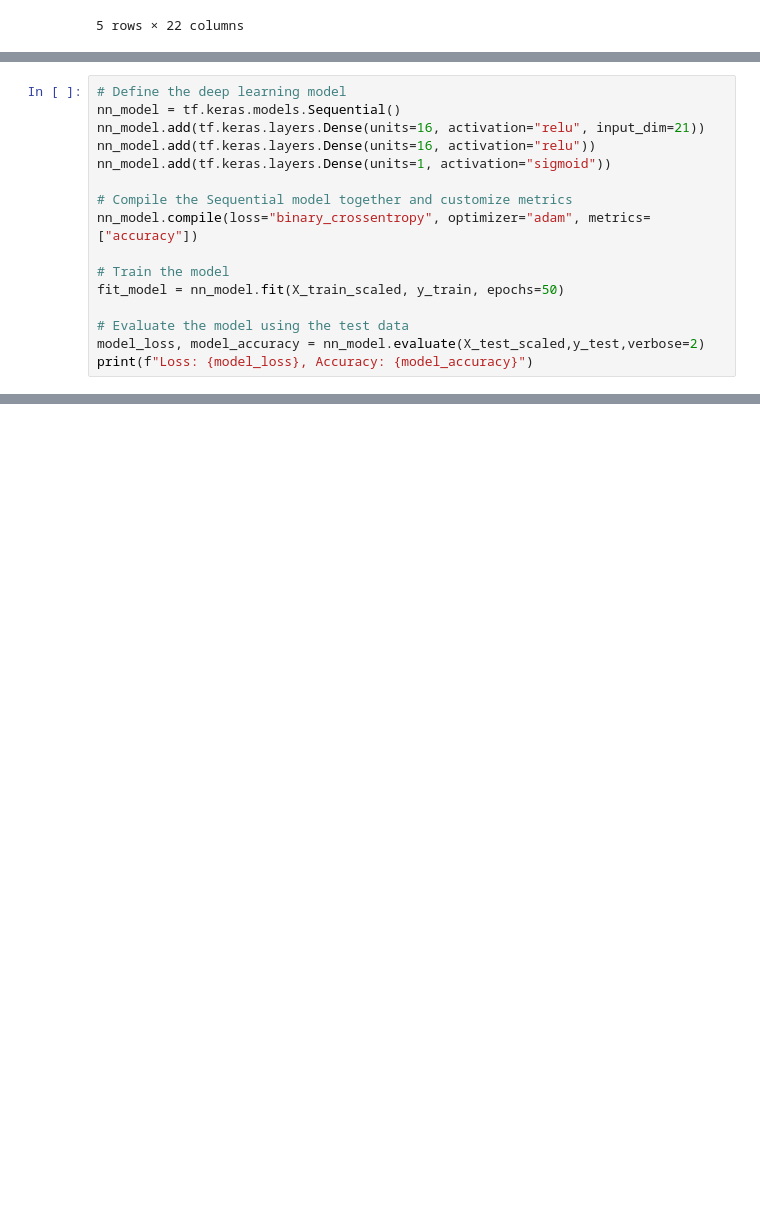
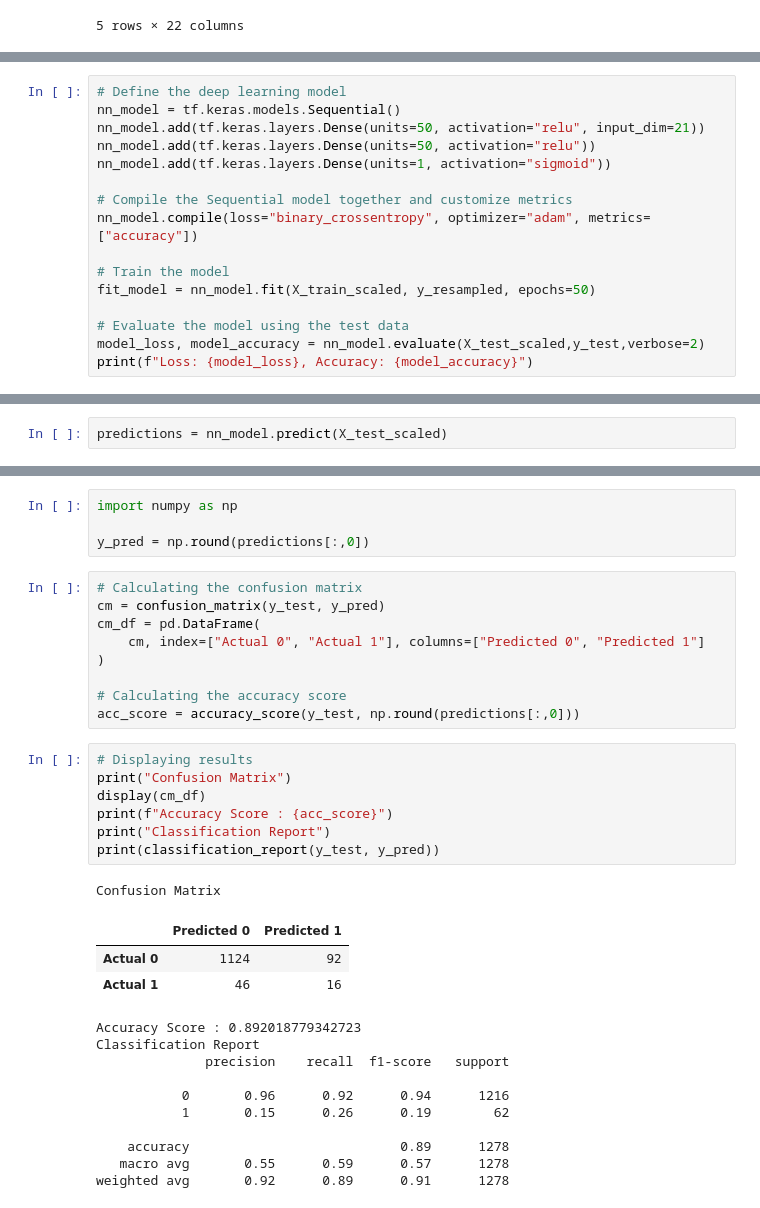
Before and after one commit to rbitas/Stroke-Prediction, a Jupyter notebook: Machine_Learning_Exploration-Sam/stroke_NeuralNetwork.ipynb, the cells around one changed output, grey strips where cells are left out. Cells and saved outputs as stored; diff of their text form; blank space fills up the shorter version.

Commit message:
KNN model added, NN Colab Notebook resample added

```diff
--- a/Machine_Learning_Exploration-Sam/stroke_NeuralNetwork.ipynb
+++ b/Machine_Learning_Exploration-Sam/stroke_NeuralNetwork.ipynb
@@ -136,15 +138,15 @@ X_test_scaled = X_scaler.transform(X_test)
 # %%
 # Define the deep learning model
 nn_model = tf.keras.models.Sequential()
-nn_model.add(tf.keras.layers.Dense(units=16, activation="relu", input_dim=21))
-nn_model.add(tf.keras.layers.Dense(units=16, activation="relu"))
+nn_model.add(tf.keras.layers.Dense(units=50, activation="relu", input_dim=21))
+nn_model.add(tf.keras.layers.Dense(units=50, activation="relu"))
 nn_model.add(tf.keras.layers.Dense(units=1, activation="sigmoid"))
 
 # Compile the Sequential model together and customize metrics
 nn_model.compile(loss="binary_crossentropy", optimizer="adam", metrics=["accuracy"])
 
 # Train the model
-fit_model = nn_model.fit(X_train_scaled, y_train, epochs=50)
+fit_model = nn_model.fit(X_train_scaled, y_resampled, epochs=50)
 
 # Evaluate the model using the test data
 model_loss, model_accuracy = nn_model.evaluate(X_test_scaled,y_test,verbose=2)
@@ -169,0 +172,2 @@ Loss: 0.1801377683877945, Accuracy: 0.9507042169570923
+# %%
+predictions = nn_model.predict(X_test_scaled)
@@ -169,0 +176,35 @@ Loss: 0.1801377683877945, Accuracy: 0.9507042169570923
+# %%
+import numpy as np
+
+y_pred = np.round(predictions[:,0])
+# %%
+# Calculating the confusion matrix
+cm = confusion_matrix(y_test, y_pred)
+cm_df = pd.DataFrame(
+    cm, index=["Actual 0", "Actual 1"], columns=["Predicted 0", "Predicted 1"]
+)
+
+# Calculating the accuracy score
+acc_score = accuracy_score(y_test, np.round(predictions[:,0]))
+# %%
+# Displaying results
+print("Confusion Matrix")
+display(cm_df)
+print(f"Accuracy Score : {acc_score}")
+print("Classification Report")
+print(classification_report(y_test, y_pred))
+# %% [output]
+Confusion Matrix
+|  | Predicted 0 | Predicted 1 |
+| Actual 0 | 1124 | 92 |
+| Actual 1 | 46 | 16 |
+Accuracy Score : 0.892018779342723
+Classification Report
+              precision    recall  f1-score   support
+
+           0       0.96      0.92      0.94      1216
+           1       0.15      0.26      0.19        62
+
+    accuracy                           0.89      1278
+   macro avg       0.55      0.59      0.57      1278
+weighted avg       0.92      0.89      0.91      1278
```
Also changed, not shown: parts of 12 cells of this notebook, 1 other file.
